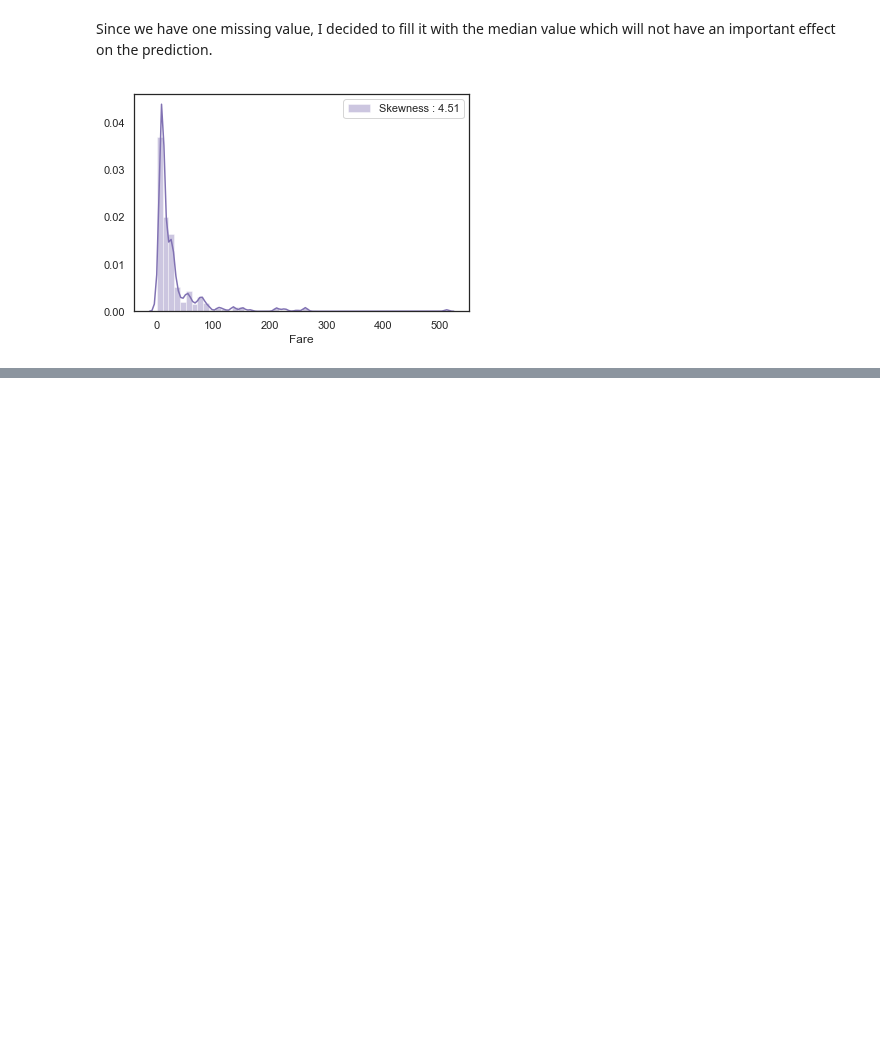
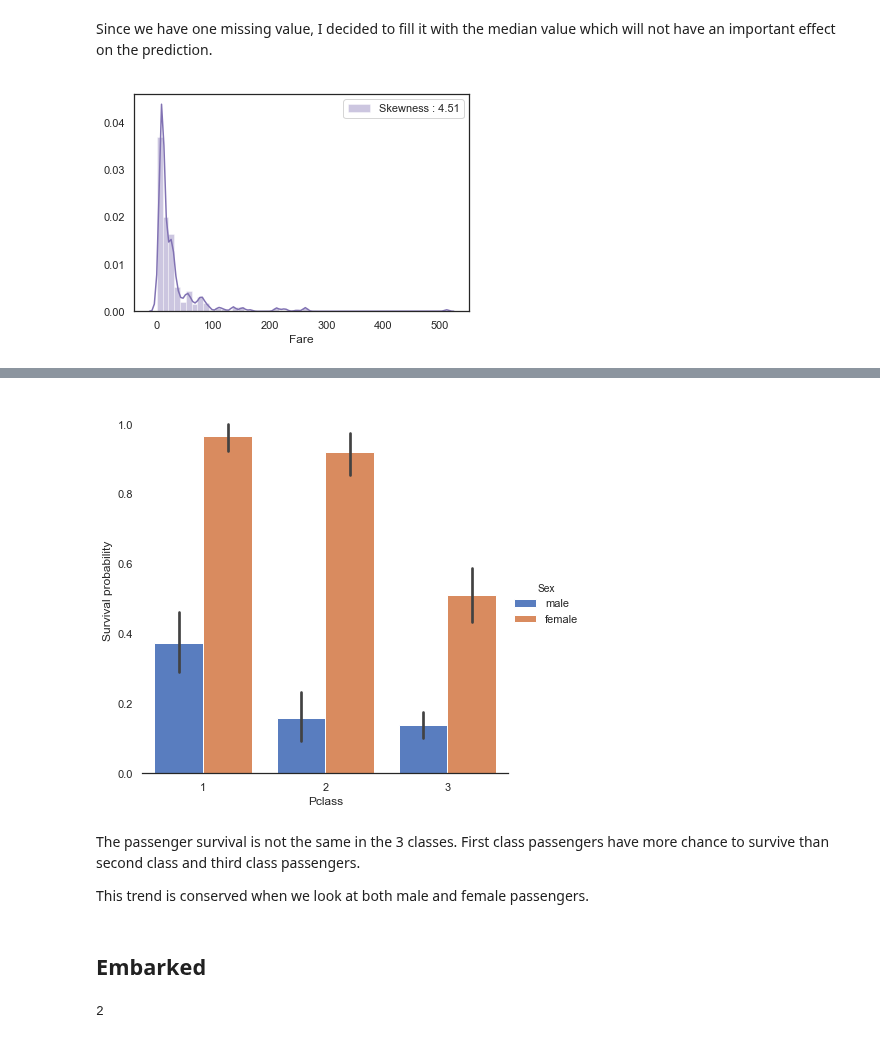
Before and after one commit to JohnHeo04/Day_by_day, a Jupyter notebook: Titanic Top 4% with ensemble modeling_3rd.ipynb, the cells around one changed output, grey strips where cells are left out. Cells and saved outputs as stored; diff of their text form; code cells hidden in the pictures; blank space fills up the shorter version.

```diff
--- a/Titanic Top 4% with ensemble modeling_3rd.ipynb
+++ b/Titanic Top 4% with ensemble modeling_3rd.ipynb
@@ -332,0 +380,17 @@ g = g.legend(loc="best")
+# %%
+# Explore Pclass vs Survived by Sex
+g = sns.factorplot(x="Pclass", y="Survived", hue="Sex", data=train, size=6, kind="bar", palette="muted")
+g.despine(left=True)
+g = g.set_ylabels("Survival probability")
+# %% [output]
+[figure, added]
+# %% [markdown]
+The passenger survival is not the same in the 3 classes. First class passengers have more chance to survive than second class and third class passengers.
+
+This trend is conserved when we look at both male and female passengers.
+# %% [markdown]
+## Embarked
+# %%
+dataset["Embarked"].isnull().sum()
+# %% [output]
+2
```
Also changed, not shown: parts of 21 cells of this notebook.
